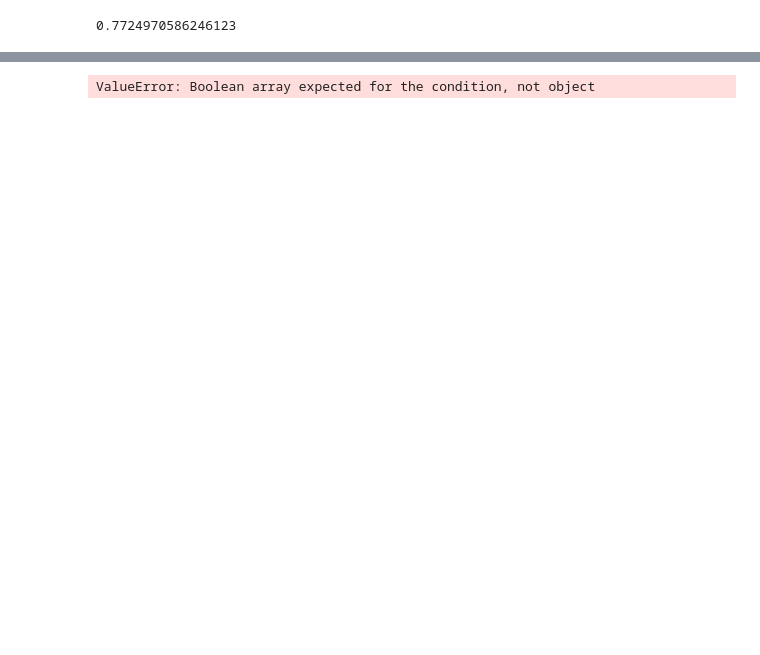
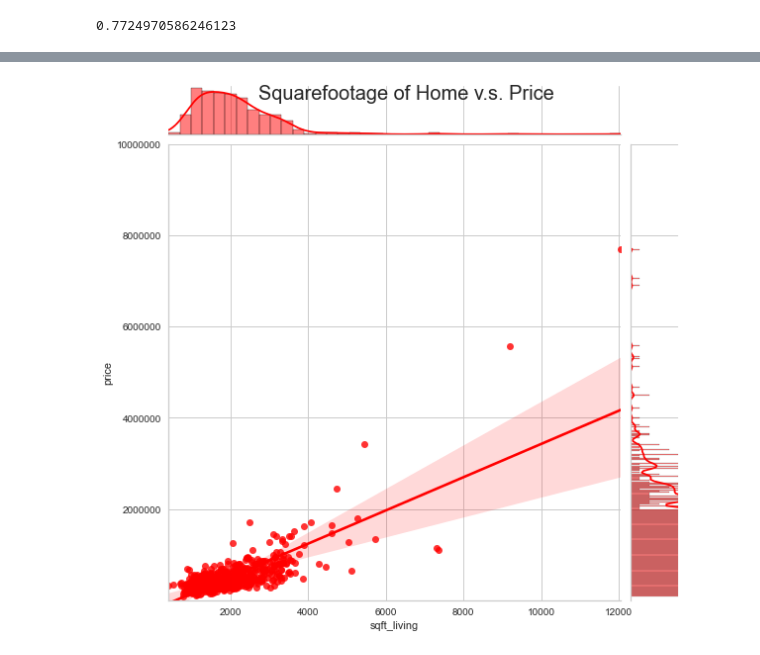
Before and after one commit to krbendol/bsc-phase-two-project, a Jupyter notebook: notebooks/exploratory/wil_dotson/model_zip.ipynb, the cells around one changed output, grey strips where cells are left out. Cells and saved outputs as stored; diff of their text form; code cells hidden in the pictures; blank space fills up the shorter version.

```diff
--- a/notebooks/exploratory/wil_dotson/model_zip.ipynb
+++ b/notebooks/exploratory/wil_dotson/model_zip.ipynb
@@ -717,30 +584,11 @@ df_price1
-# %%
-model_5_train = X_train[df_price1]
-
-model_5_test = X_test[df_price1]
-
-# Initialize a model
-model5 = LinearRegression()
-
-# Fit the model
-model5.fit(model_5_train, y_train)
-
-
-# Generate training and test predictions
-train_preds = model5.predict(model_5_train)
-test_preds = model5.predict(model_5_test)
-
-# Calculate training and test error
-train_error = np.sqrt(mean_squared_error(np.exp(y_train), np.exp(train_preds)))
-test_error = np.sqrt(mean_squared_error(np.exp(y_test), np.exp(test_preds)))
-
-# What is the difference in training and test error?
-difference = test_error - train_error
-
-# Print results
-print('Train error:', train_error)
-print('Test error:', test_error)
-print('Difference:', difference)
-print('Intercept:', model5.intercept_)
-# %% [output]
-ValueError: Boolean array expected for the condition, not object
+# %%
+ax = sns.jointplot(x = model_2_train['sqft_living'].sample(n=500, random_state=2021), y=y, kind='reg', color='red', height=8, ratio=8)
+plt.suptitle('Squarefootage of Home v.s. Price', fontsize = 20)
+plt.xlabel('Squarefootage of Home', fontsize = 15)
+plt.ylabel('Price', fontsize = 15)
+plt.tick_params(labelsize=12)
+plt.ticklabel_format(style='plain')
+plt.xlim(0,5)
+plt.ylim(1000, 10000000);
+# %% [output]
+[figure, added]
```
Also changed, not shown: parts of 58 cells of this notebook, 1 other file.
